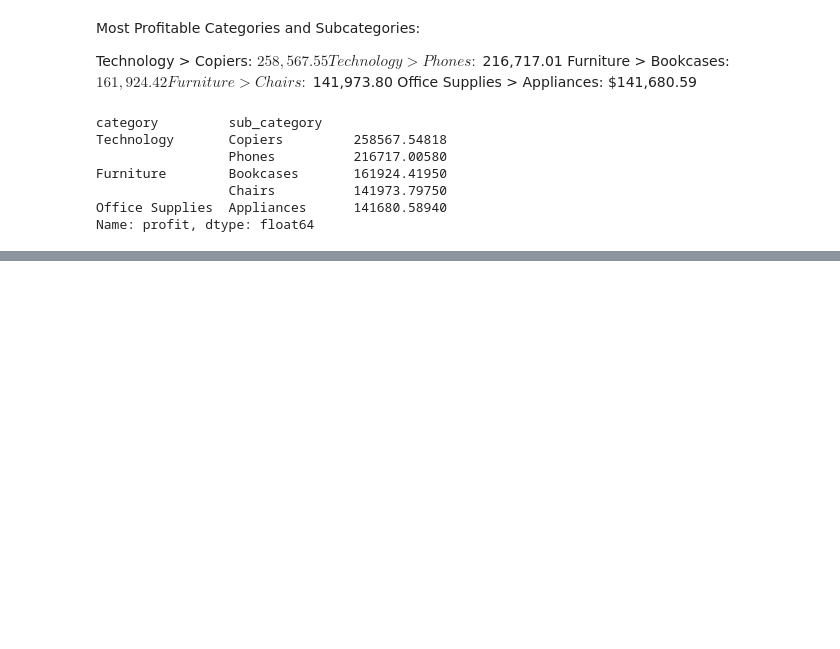
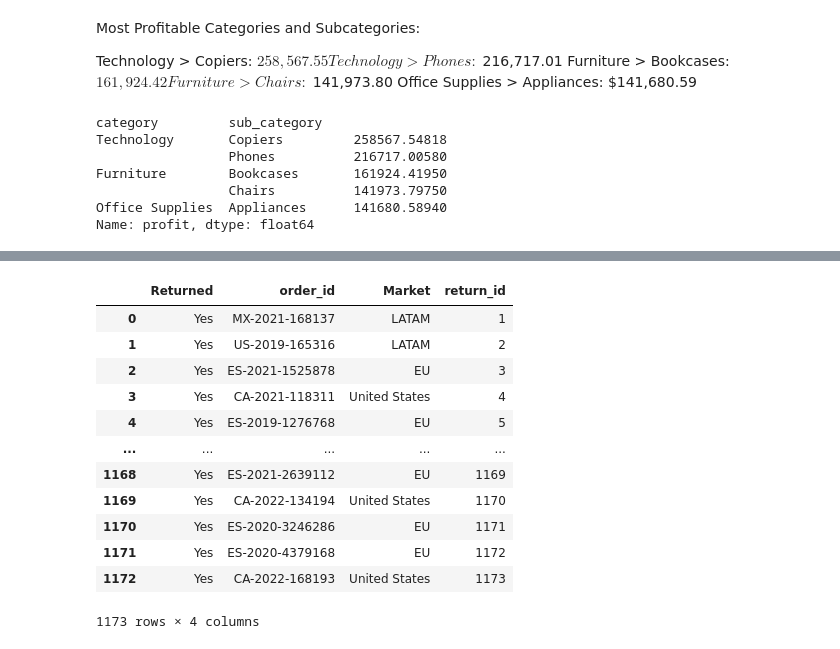
Before and after one commit to SengLay/PDS-Project, a Jupyter notebook: Decision Support For Sales Team/main.ipynb, the cells around one changed output, grey strips where cells are left out. Drawn from its saved outputs; the diff is of its cells as text; code cells hidden in the pictures; blank space fills up the shorter version.

```diff
--- a/Decision Support For Sales Team/main.ipynb
+++ b/Decision Support For Sales Team/main.ipynb
@@ -173,0 +272,22 @@ Name: profit, dtype: float64
+# %%
+# Rename the 'Order ID' column in the 'Returns' sheet data to 'order_id'
+return_data = data.parse('Returns')
+return_data.rename(columns={'Order ID': 'order_id'}, inplace=True)
+
+# Generate primary key for Returns table
+return_data['return_id'] = range(1, len(return_data) + 1)
+return_data
+# %% [output]
+|  | Returned | order_id | Market | return_id |
+| 0 | Yes | MX-2021-168137 | LATAM | 1 |
+| 1 | Yes | US-2019-165316 | LATAM | 2 |
+| 2 | Yes | ES-2021-1525878 | EU | 3 |
+| 3 | Yes | CA-2021-118311 | United States | 4 |
+| 4 | Yes | ES-2019-1276768 | EU | 5 |
+| ... | ... | ... | ... | ... |
+| 1168 | Yes | ES-2021-2639112 | EU | 1169 |
+| 1169 | Yes | CA-2022-134194 | United States | 1170 |
+| 1170 | Yes | ES-2020-3246286 | EU | 1171 |
+| 1171 | Yes | ES-2020-4379168 | EU | 1172 |
+| 1172 | Yes | CA-2022-168193 | United States | 1173 |
+1173 rows × 4 columns
```
Also changed, not shown: parts of 33 cells of this notebook, 6 other files.
